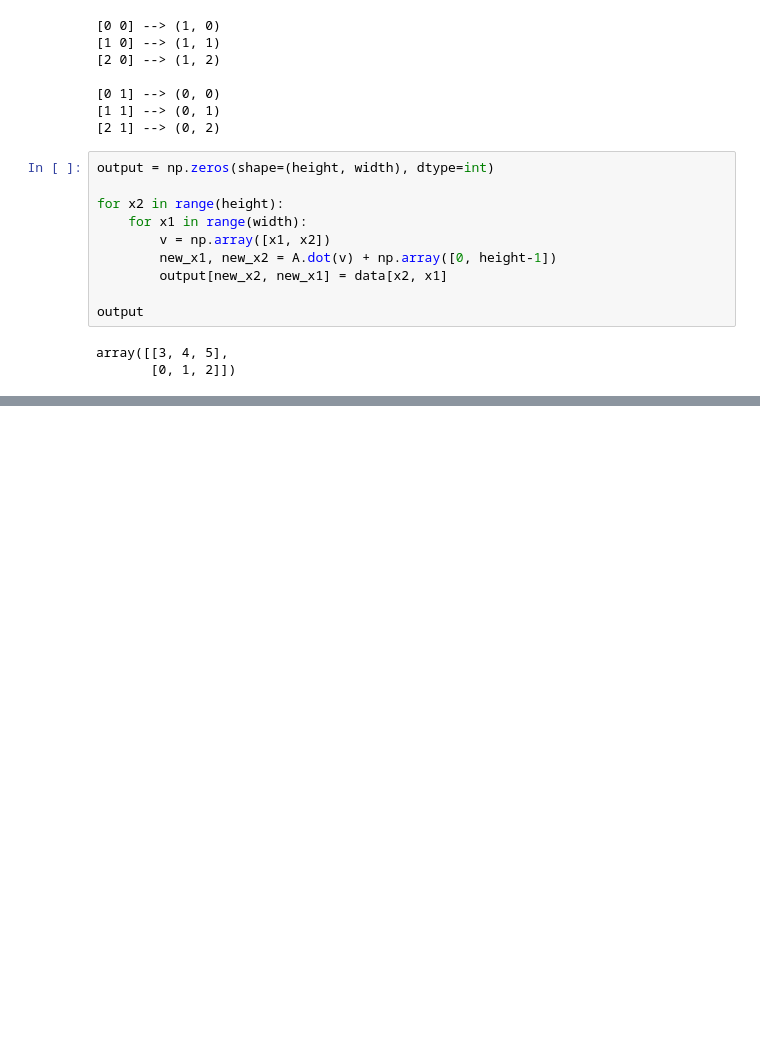
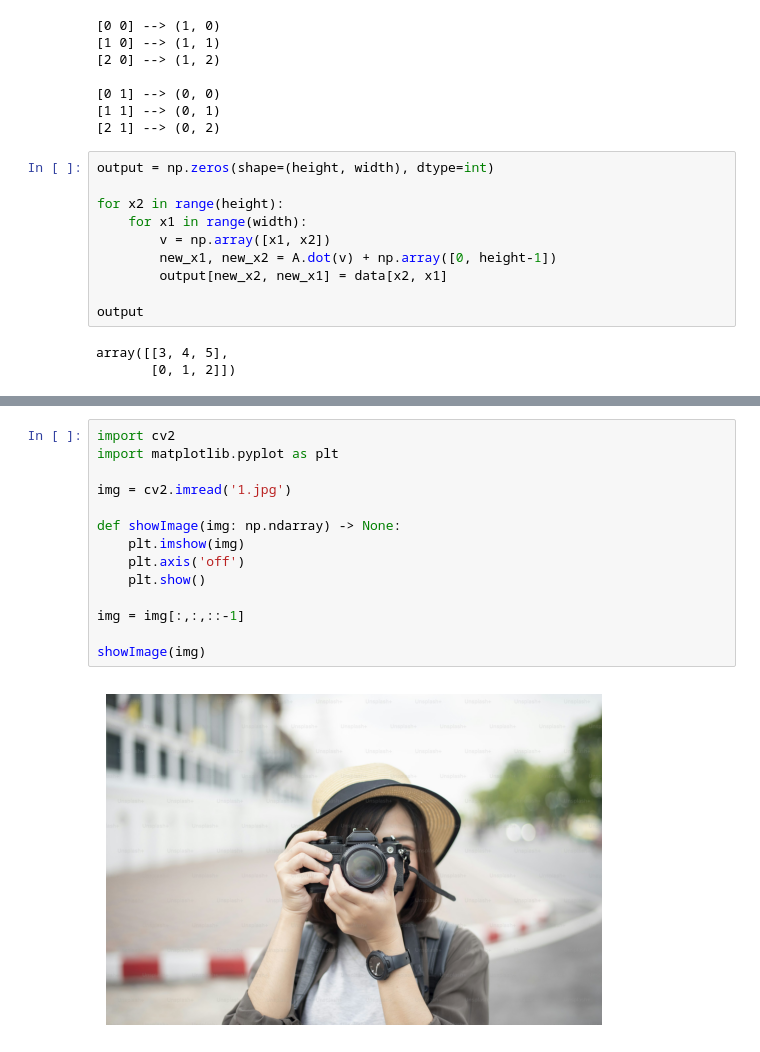
Before and after one commit to HelloNhanPham/Numpy-Project, a Jupyter notebook: module_2_advanced.ipynb, the cells around one changed output, grey strips where cells are left out. Drawn from its saved outputs; the diff is of its cells as text; blank space fills up the shorter version.

```diff
--- a/module_2_advanced.ipynb
+++ b/module_2_advanced.ipynb
@@ -76,0 +108,16 @@ array([[3, 4, 5],
+# %%
+import cv2
+import matplotlib.pyplot as plt
+
+img = cv2.imread('1.jpg')
+
+def showImage(img: np.ndarray) -> None:
+    plt.imshow(img)
+    plt.axis('off')
+    plt.show()
+
+img = img[:,:,::-1]
+
+showImage(img)
+# %% [output]
+[figure, added]
```
Also changed, not shown: parts of 33 cells of this notebook, 4 other files.
